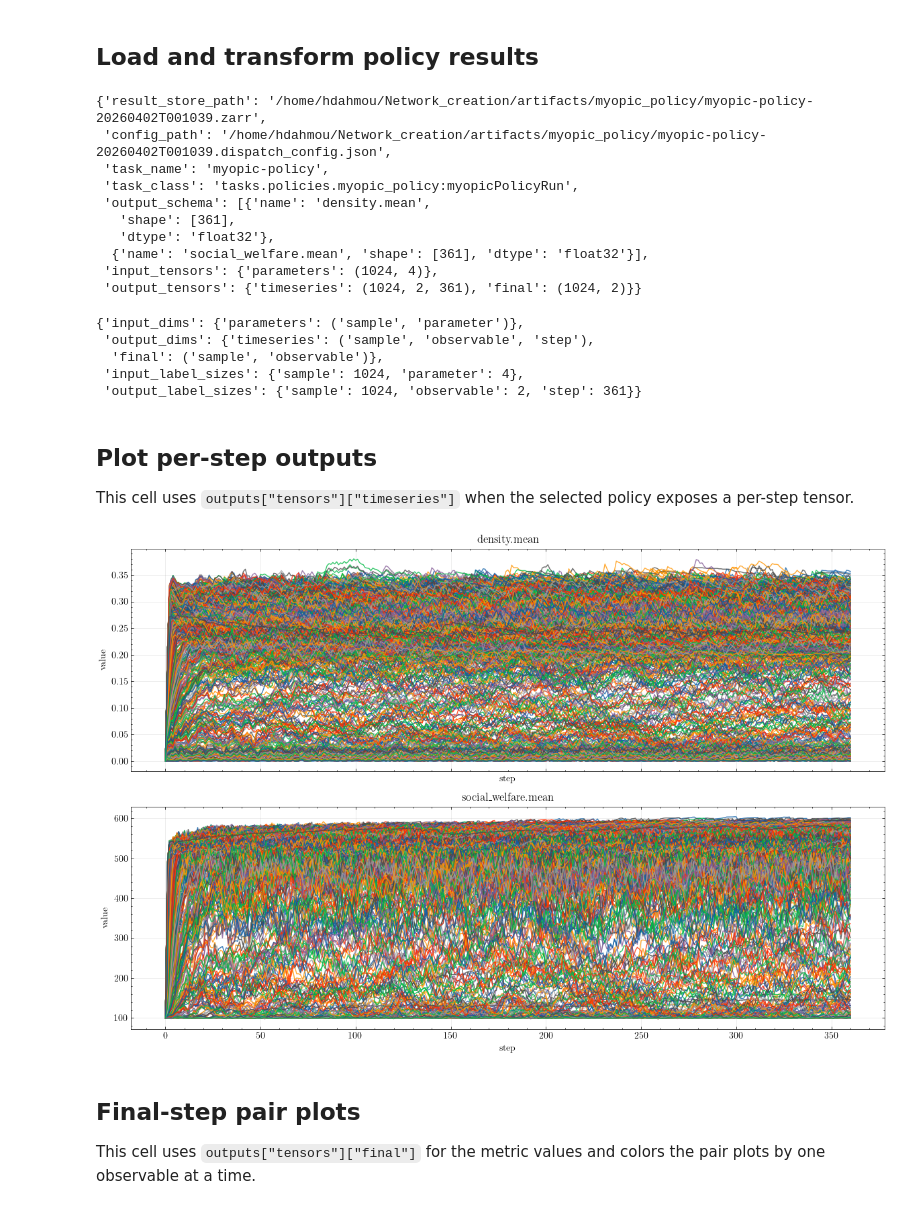
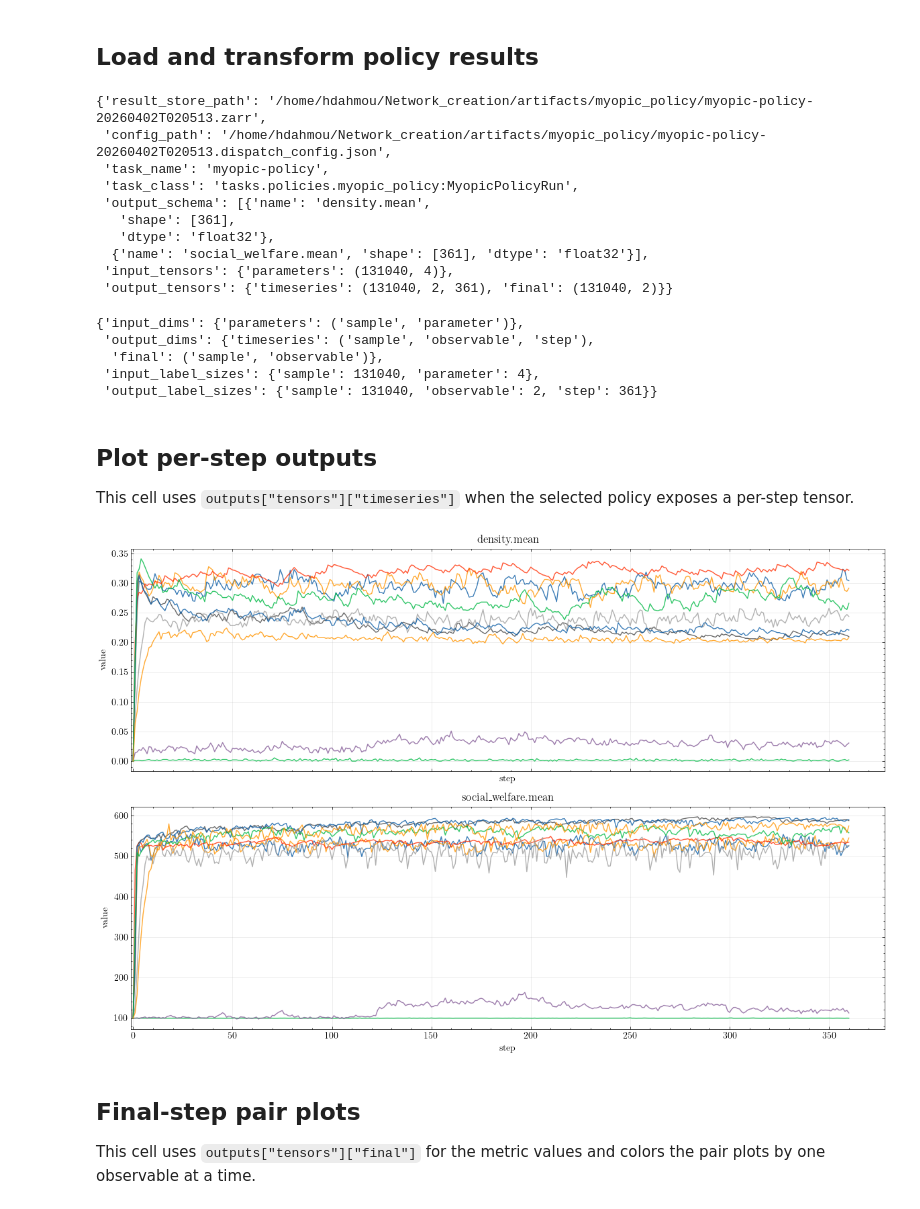
Before and after one commit to hdahmou/Network_creation, a Jupyter notebook: notebooks/task_result_loader.ipynb, the cells around one changed output. Cells and saved outputs as stored; diff of their text form; code cells hidden in the pictures.

```diff
--- a/notebooks/task_result_loader.ipynb
+++ b/notebooks/task_result_loader.ipynb
@@ -32,7 +32,7 @@ PosixPath('/home/hdahmou/Network_creation')
 # %% [markdown]
 ## Load and transform policy results
 # %%
-result_store_path = project_root / "artifacts" / "myopic_policy" / "myopic-policy-20260402T001039.zarr"
+result_store_path = project_root / "artifacts" / "myopic_policy" / "myopic-policy-20260402T020513.zarr"
 # %%
 formatted = load_policy_results(result_store_path)
 input_group = formatted.inputs
@@ -50,16 +50,16 @@ failure_arrays = formatted.failures
     "output_tensors": {name: tensor.shape for name, tensor in output_group["tensors"].items()},
 }
 # %% [output]
-{'result_store_path': '/home/hdahmou/Network_creation/artifacts/myopic_policy/myopic-policy-20260402T001039.zarr',
- 'config_path': '/home/hdahmou/Network_creation/artifacts/myopic_policy/myopic-policy-20260402T001039.dispatch_config.json',
+{'result_store_path': '/home/hdahmou/Network_creation/artifacts/myopic_policy/myopic-policy-20260402T020513.zarr',
+ 'config_path': '/home/hdahmou/Network_creation/artifacts/myopic_policy/myopic-policy-20260402T020513.dispatch_config.json',
  'task_name': 'myopic-policy',
- 'task_class': 'tasks.policies.myopic_policy:myopicPolicyRun',
+ 'task_class': 'tasks.policies.myopic_policy:MyopicPolicyRun',
  'output_schema': [{'name': 'density.mean',
    'shape': [361],
    'dtype': 'float32'},
   {'name': 'social_welfare.mean', 'shape': [361], 'dtype': 'float32'}],
- 'input_tensors': {'parameters': (1024, 4)},
- 'output_tensors': {'timeseries': (1024, 2, 361), 'final': (1024, 2)}}
+ 'input_tensors': {'parameters': (131040, 4)},
+ 'output_tensors': {'timeseries': (131040, 2, 361), 'final': (131040, 2)}}
 # %%
 {
     "input_dims": input_group["dims"],
@@ -75,46 +75,52 @@ failure_arrays = formatted.failures
 {'input_dims': {'parameters': ('sample', 'parameter')},
  'output_dims': {'timeseries': ('sample', 'observable', 'step'),
   'final': ('sample', 'observable')},
- 'input_label_sizes': {'sample': 1024, 'parameter': 4},
- 'output_label_sizes': {'sample': 1024, 'observable': 2, 'step': 361}}
+ 'input_label_sizes': {'sample': 131040, 'parameter': 4},
+ 'output_label_sizes': {'sample': 131040, 'observable': 2, 'step': 361}}
 # %% [markdown]
 ## Plot per-step outputs
 
 This cell uses `outputs["tensors"]["timeseries"]` when the selected policy exposes a per-step tensor.
+# %%
+N = 10
+rng = np.random.default_rng(42)
+
+timeseries = output_group["tensors"]["timeseries"]  # shape: (num_samples, num_observables, num_steps)
+n_total = timeseries.shape[0]
+n_pick = min(N, n_total)
+
+idx = rng.choice(n_total, size=n_pick, replace=False)
+timeseries_sample = timeseries[idx]
 # %%
-timeseries = output_group["tensors"].get("timeseries")
+all_sample_labels = np.asarray(output_group["labels"].get("sample", np.arange(n_total)))
+sample_labels = all_sample_labels[idx]  # same rows as timeseries_sample
 
-if timeseries is None:
-    print("No time-series tensor available for this policy.")
-else:
-    observable_labels = tuple(output_group["labels"]["observable"])
-    sample_labels = np.asarray(output_group["labels"]["sample"])
-    step_labels = np.asarray(output_group["labels"]["step"])
+observable_labels = tuple(output_group["labels"]["observable"])
+step_labels = np.asarray(output_group["labels"]["step"])
 
-    n_plots = len(observable_labels)
-    fig, axes = plt.subplots(n_plots, 1, figsize=(12, 4 * n_plots), sharex=True)
-    axes = np.atleast_1d(axes)
+n_plots = len(observable_labels)
+fig, axes = plt.subplots(n_plots, 1, figsize=(12, 4 * n_plots), sharex=True)
+axes = np.atleast_1d(axes)
 
-    for axis, observable_index in zip(axes, range(n_plots), strict=True):
-        observable_name = observable_labels[observable_index]
-        for row_index, sample_label in enumerate(sample_labels):
-            axis.plot(
-                step_labels,
-                timeseries[row_index, observable_index],
-                alpha=0.8,
-                label=f"sample {int(sample_label)}",
-            )
-        axis.set_title(observable_name)
-        axis.set_xlabel("step")
-        axis.set_ylabel("value")
-        axis.grid(alpha=0.3)
-        if len(sample_labels) <= 10:
-            axis.legend(loc="center left", bbox_to_anchor=(1.02, 0.5))
+for axis, observable_index in zip(axes, range(n_plots), strict=True):
+    observable_name = observable_labels[observable_index]
+    for row_index, sample_label in enumerate(sample_labels):
+        axis.plot(
+            step_labels,
+            timeseries_sample[row_index, observable_index],
+            alpha=0.8,
+            label=f"sample {int(sample_label)}",
+        )
+    axis.set_title(observable_name)
+    axis.set_xlabel("step")
+    axis.set_ylabel("value")
+    axis.grid(alpha=0.3)
+    axis.set_xlim(-1)
 
-    plt.tight_layout()
-    plt.show()
+plt.tight_layout()
+plt.show()
 # %% [output]
-[figure, old version]
+[figure, new version]
 # %% [markdown]
 ## Final-step pair plots
 
```
Also changed, not shown: parts of 2 cells of this notebook, 16 other files.
